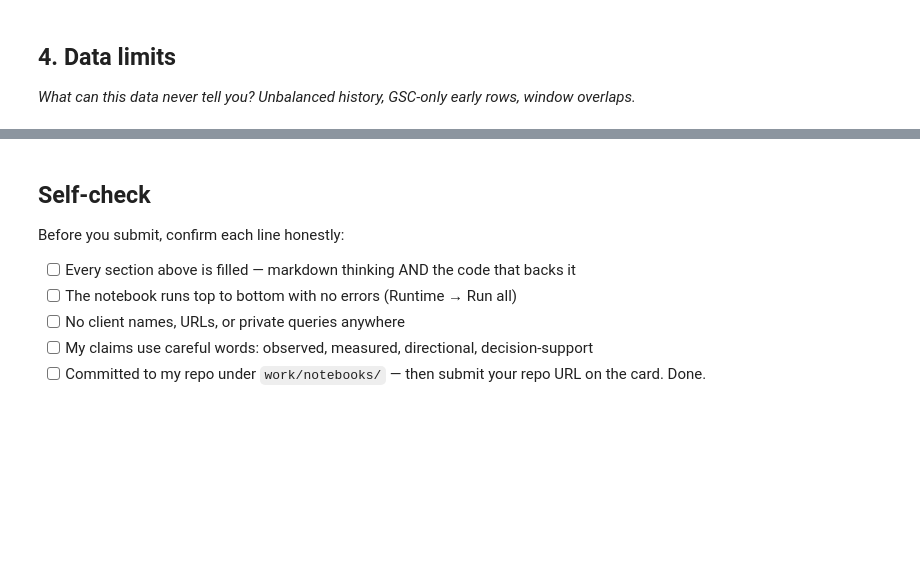
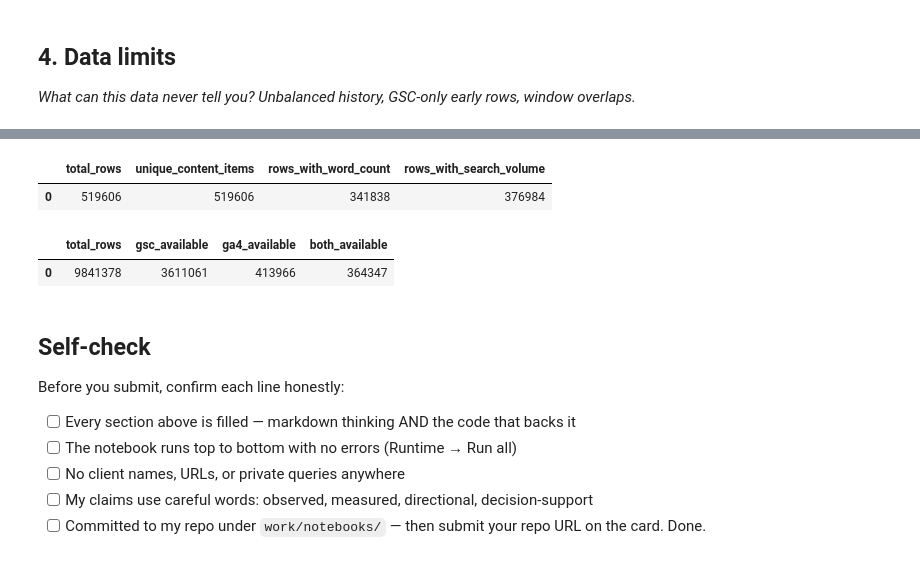
Before and after one commit to azkakhan4/flyrank-ai-internship, a Jupyter notebook: work/notebooks/w03_data_contract.ipynb, the cells around one changed output, grey strips where cells are left out. Cells and saved outputs as stored; diff of their text form; code cells hidden in the pictures; blank space fills up the shorter version.

```diff
--- a/work/notebooks/w03_data_contract.ipynb
+++ b/work/notebooks/w03_data_contract.ipynb
@@ -34,3 +395,38 @@ This skeleton is yours to fill. Work the sections **in order** — each one has
+# %%
+con.sql("""
+SELECT
+    COUNT(*) AS total_rows,
+    COUNT(DISTINCT (client_hash_id, content_hash_id)) AS unique_content_items,
+    COUNT(word_count) AS rows_with_word_count,
+    COUNT(search_volume) AS rows_with_search_volume
+FROM read_parquet(
+    'hf://datasets/FlyRank/internship-warehouse/dim_content.parquet'
+)
+""").df()
+# %% [output]
+|  | total_rows | unique_content_items | rows_with_word_count | rows_with_search_volume |
+| 0 | 519606 | 519606 | 341838 | 376984 |
+# %%
+con.sql("""
+SELECT
+    COUNT(*) AS total_rows,
+    COUNT(*) FILTER (
+        WHERE gsc_data_available IS TRUE
+    ) AS gsc_available,
+    COUNT(*) FILTER (
+        WHERE ga4_data_available IS TRUE
+    ) AS ga4_available,
+    COUNT(*) FILTER (
+        WHERE gsc_data_available IS TRUE
+        AND ga4_data_available IS TRUE
+    ) AS both_available
+FROM read_parquet(
+    'hf://datasets/FlyRank/internship-warehouse/fact_content_daily_performance/month=2026-03/*.parquet'
+)
+""").df()
+# %% [output]
+|  | total_rows | gsc_available | ga4_available | both_available |
+| 0 | 9841378 | 3611061 | 413966 | 364347 |
 # %%
 # This cell is for CODE (numbers, a query, a check).
 # Write your text answer in the cell ABOVE this one — typing sentences here breaks Run All.
```
Also changed, not shown: parts of 19 cells of this notebook.
